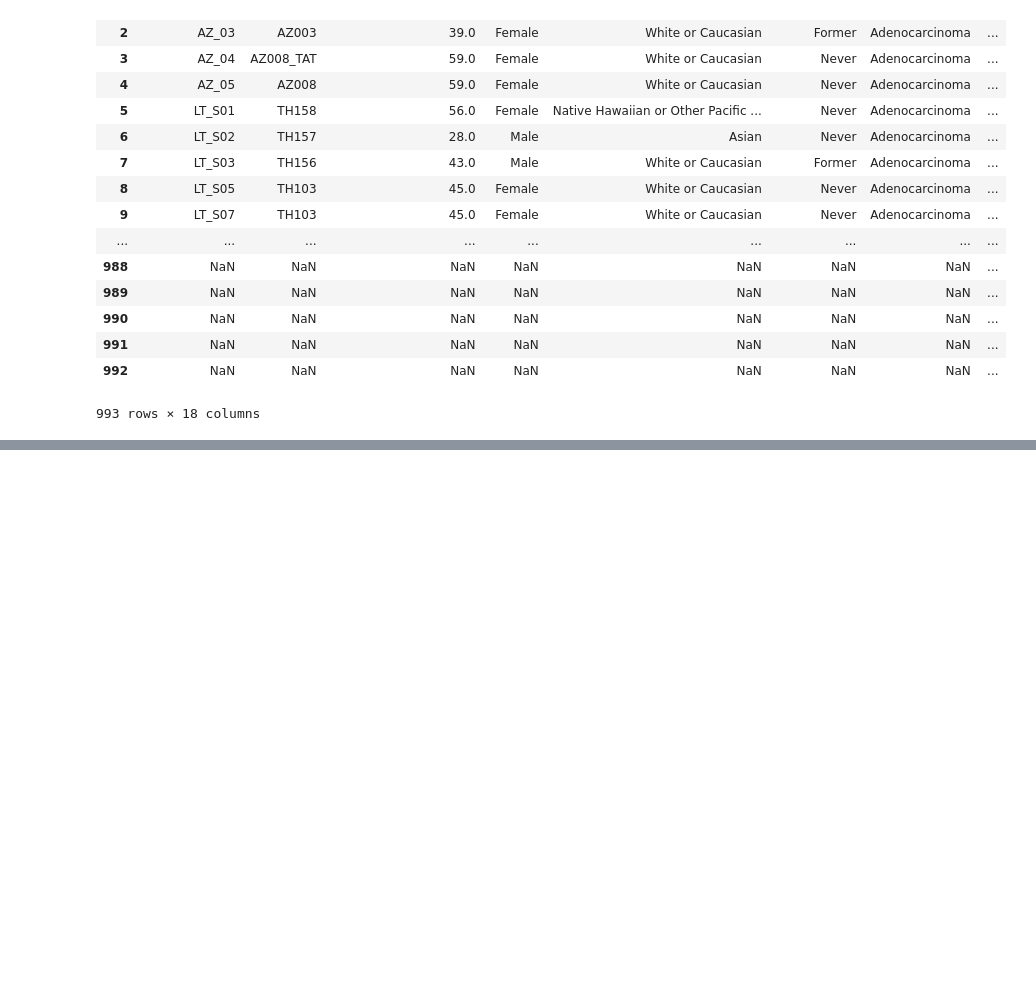
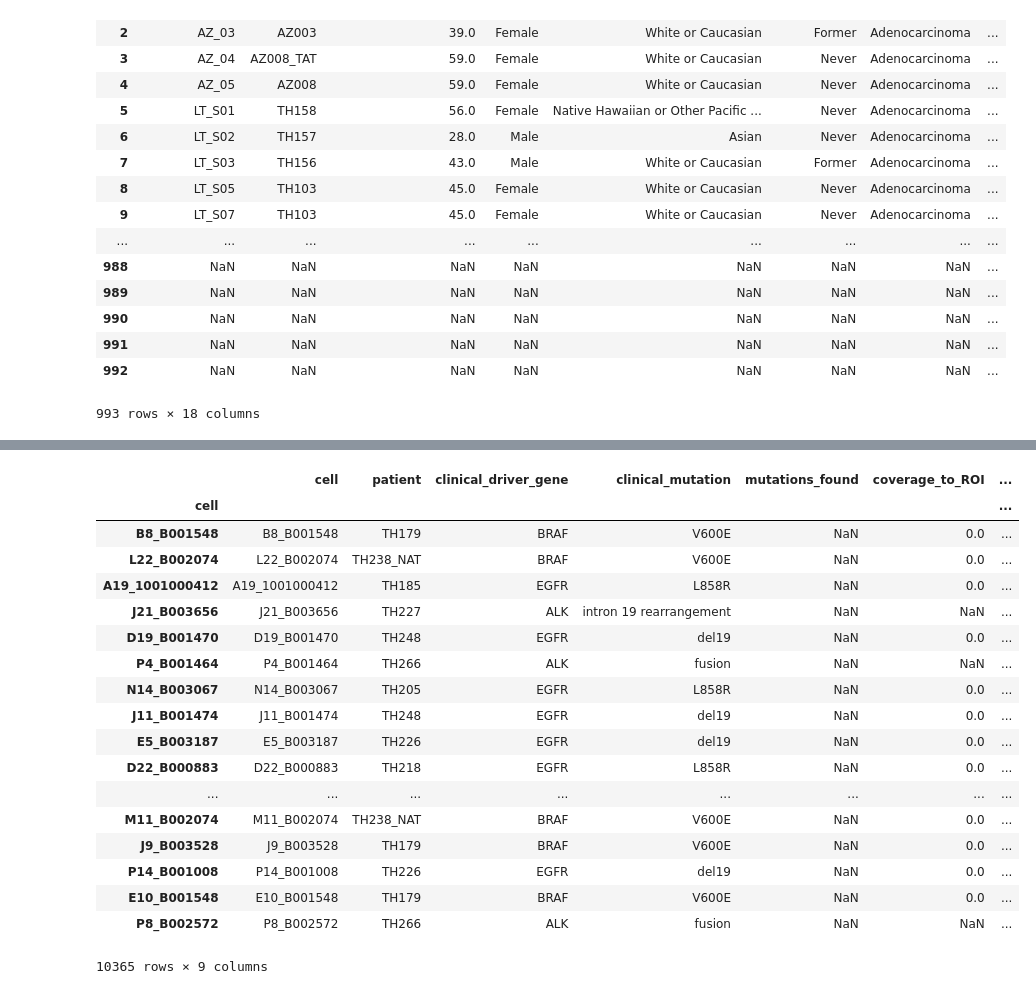
Before and after one commit to lincoln-harris/process_new_cells, a Jupyter notebook: validation_tables/create_validation_table.ipynb, the cells around one changed output, grey strips where cells are left out. Cells and saved outputs as stored; diff of their text form; code cells hidden in the pictures; blank space fills up the shorter version.

```diff
--- a/validation_tables/create_validation_table.ipynb
+++ b/validation_tables/create_validation_table.ipynb
@@ -154,0 +265,47 @@ cell
+# %%
+# fill in 'mutations_found'
+valtable_52219.index = valtable_52219.cell   # this will make things easier downstream
+
+for cell in list(cereb_out_new.index):   # outer loop
+    if cell in list(valtable_52219.index): # i dont know why it wouldnt be?
+        curr_muts = ''
+        mut_count = 0
+
+        for mut in cereb_out_new.columns:   # inner loop
+            curr = cereb_out_new.loc[cell][mut]
+            if curr != '0:0':
+                if '*' not in mut: # dont like this
+                    mut_str_edit = mut.split('_')[0] + ' ' + mut.split('_')[1]
+                    curr_muts = curr_muts + mut_str_edit + ', '
+                    mut_count += 1
+
+        if mut_count == 1:   # uggghhhh this is messy
+            curr_muts = curr_muts.replace(',', '')
+            valtable_52219.loc[cell, 'mutations_found'] = curr_muts
+        elif mut_count > 1:
+            curr_muts_strip = curr_muts.rstrip(',').rstrip(' ')
+            curr_muts_strip = curr_muts_strip.rstrip(',').rstrip(' ')
+
+            valtable_52219.loc[cell, 'mutations_found'] = curr_muts_strip
+# %%
+valtable_52219
+# %% [output]
+|  | cell | patient | clinical_driver_gene | clinical_mutation | mutations_found | coverage_to_ROI | ... |
+| cell |  |  |  |  |  |  | ... |
+| B8_B001548 | B8_B001548 | TH179 | BRAF | V600E | NaN | 0.0 | ... |
+| L22_B002074 | L22_B002074 | TH238_NAT | BRAF | V600E | NaN | 0.0 | ... |
+| A19_1001000412 | A19_1001000412 | TH185 | EGFR | L858R | NaN | 0.0 | ... |
+| J21_B003656 | J21_B003656 | TH227 | ALK | intron 19 rearrangement | NaN | NaN | ... |
+| D19_B001470 | D19_B001470 | TH248 | EGFR | del19 | NaN | 0.0 | ... |
+| P4_B001464 | P4_B001464 | TH266 | ALK | fusion | NaN | NaN | ... |
+| N14_B003067 | N14_B003067 | TH205 | EGFR | L858R | NaN | 0.0 | ... |
+| J11_B001474 | J11_B001474 | TH248 | EGFR | del19 | NaN | 0.0 | ... |
+| E5_B003187 | E5_B003187 | TH226 | EGFR | del19 | NaN | 0.0 | ... |
+| D22_B000883 | D22_B000883 | TH218 | EGFR | L858R | NaN | 0.0 | ... |
+| ... | ... | ... | ... | ... | ... | ... | ... |
+| M11_B002074 | M11_B002074 | TH238_NAT | BRAF | V600E | NaN | 0.0 | ... |
+| J9_B003528 | J9_B003528 | TH179 | BRAF | V600E | NaN | 0.0 | ... |
+| P14_B001008 | P14_B001008 | TH226 | EGFR | del19 | NaN | 0.0 | ... |
+| E10_B001548 | E10_B001548 | TH179 | BRAF | V600E | NaN | 0.0 | ... |
+| P8_B002572 | P8_B002572 | TH266 | ALK | fusion | NaN | NaN | ... |
+10365 rows × 9 columns
```
Also changed, not shown: parts of 9 cells of this notebook.
